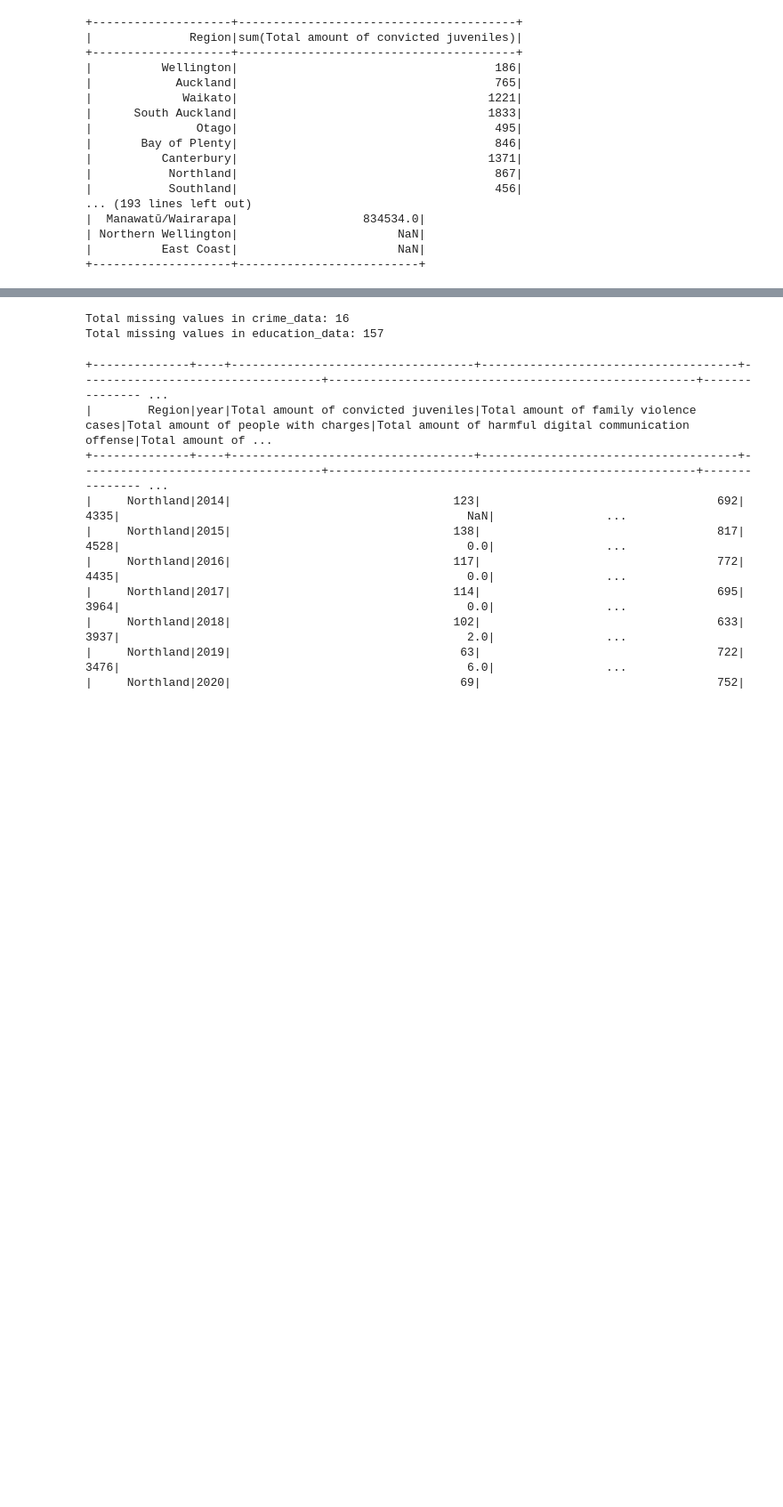
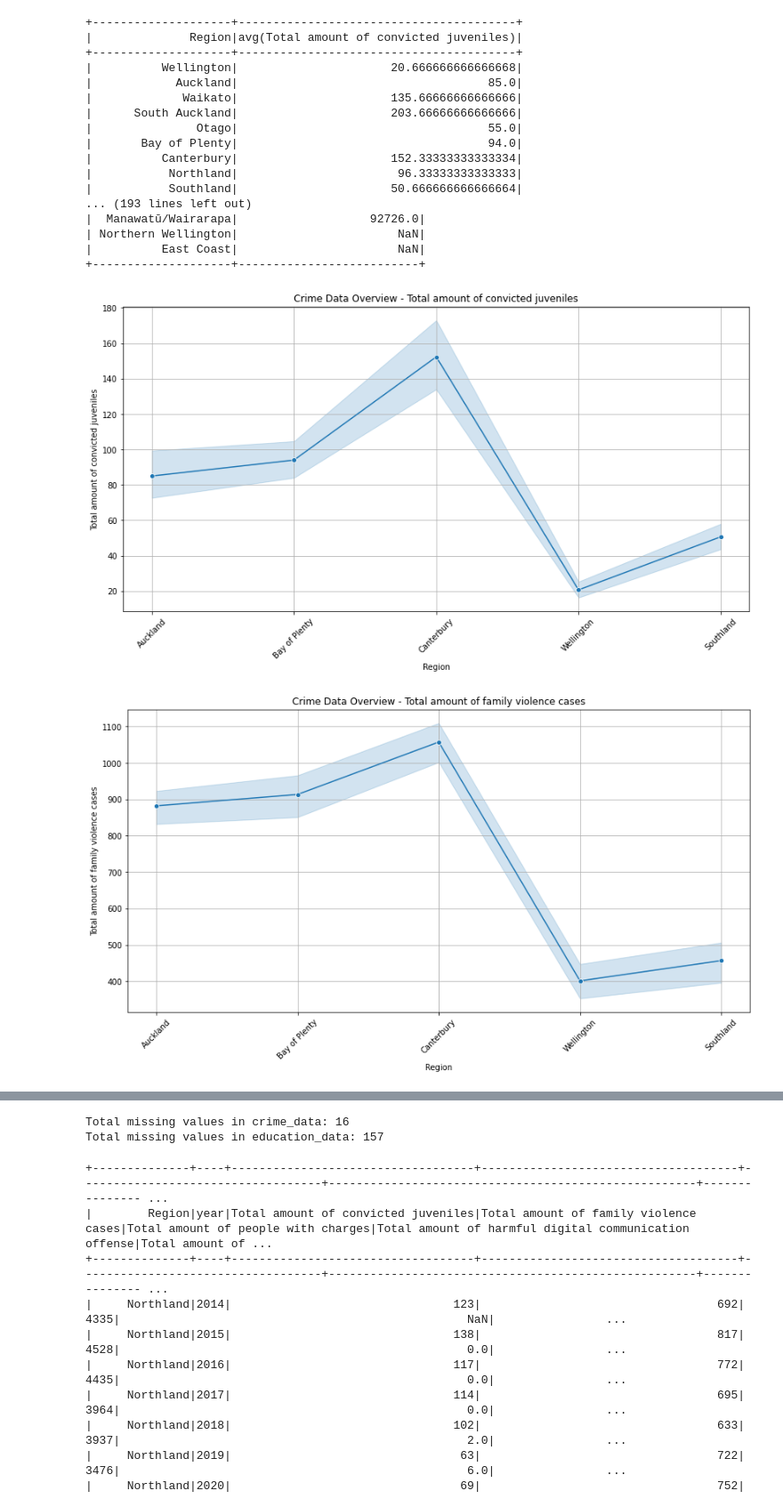
Before and after one commit to JingtaoXie/INFOSYS-AWS, a Jupyter notebook: IterationFour_PySpark_JingtaoXie.ipynb, the cells around one changed output, grey strips where cells are left out. Shown: that part at 89% size. Saved outputs shown, nothing was run; the diff lists cells and outputs as text; code cells hidden in the pictures; blank space fills up the shorter version.

Commit message:
modify data selection & algorithm

```diff
--- a/IterationFour_PySpark_JingtaoXie.ipynb
+++ b/IterationFour_PySpark_JingtaoXie.ipynb
@@ -52,9 +96,11 @@ only showing top 20 rows
 # %%
 #2.3 Data exploration/Display value for each column
-
 def group_and_sum(dataframe, columns):
     for column in columns:
-        dataframe.groupBy("Region").sum(column).show()
+        dataframe.groupBy('Region').avg(column).show()
+    return dataframe
+
+
 
 
 crime_columns = [
@@ -74,23 +120,71 @@ education_columns = [
 ]
 
 
-group_and_sum(crime_data, crime_columns)
-group_and_sum(education_data, education_columns)
+
+crime_data_1=group_and_sum(crime_data, crime_columns)
+education_data_1=group_and_sum(education_data, education_columns)
 # %% [output]
 +--------------------+----------------------------------------+
-|              Region|sum(Total amount of convicted juveniles)|
+|              Region|avg(Total amount of convicted juveniles)|
 +--------------------+----------------------------------------+
-|          Wellington|                                     186|
-|            Auckland|                                     765|
-|             Waikato|                                    1221|
-|      South Auckland|                                    1833|
-|               Otago|                                     495|
-|       Bay of Plenty|                                     846|
-|          Canterbury|                                    1371|
-|           Northland|                                     867|
-|           Southland|                                     456|
+|          Wellington|                      20.666666666666668|
+|            Auckland|                                    85.0|
+|             Waikato|                      135.66666666666666|
+|      South Auckland|                      203.66666666666666|
+|               Otago|                                    55.0|
+|       Bay of Plenty|                                    94.0|
+|          Canterbury|                      152.33333333333334|
+|           Northland|                       96.33333333333333|
+|           Southland|                      50.666666666666664|
 ... (193 lines left out)
-|  Manawatū/Wairarapa|                  834534.0|
+|  Manawatū/Wairarapa|                   92726.0|
 | Northern Wellington|                       NaN|
 |          East Coast|                       NaN|
 +--------------------+--------------------------+
+# %%
+#Draw line for each column
+import seaborn as sns
+import matplotlib.pyplot as plt
+
+crime_data_1_pd=crime_data_1.toPandas()
+education_data_1_pd=education_data_1.toPandas()
+
+selected_regions = ['Canterbury', 'Wellington', 'Auckland', 'Southland', 'Bay of Plenty']
+
+
+def plot_columns(dataframe, columns, title_prefix):
+    for column in columns:
+        plt.figure(figsize=(14, 7))
+        sns.lineplot(data=dataframe[dataframe['Region'].isin(selected_regions)].set_index('Region')[column], marker='o')
+        plt.title(f'{title_prefix} - {column}')
+        plt.xlabel('Region')
+        plt.ylabel(column)
+        plt.xticks(rotation=45)
+        plt.grid(True)
+        plt.show()
+
+
+crime_columns = [
+    "Total amount of convicted juveniles",
+    "Total amount of family violence cases",
+    "Total amount of drugs offences cases",
+    "Total amount of people with charges",
+    "Total amount of harmful digital communication offense"
+]
+
+education_columns = [
+    "Total amount of schools",
+    "Total amount of Students",
+    "Total amount of student attending regularly",
+    "Participation in ECE(early childhood education)",
+    "Mean household income"
+]
+
+
+plot_columns(crime_data_1_pd, crime_columns, 'Crime Data Overview')
+
+
+plot_columns(education_data_1_pd, education_columns, 'Education Data Overview')
+# %% [output]
+[figure, added]
+[figure, added]
```
Also changed, not shown: parts of 7 cells of this notebook.
